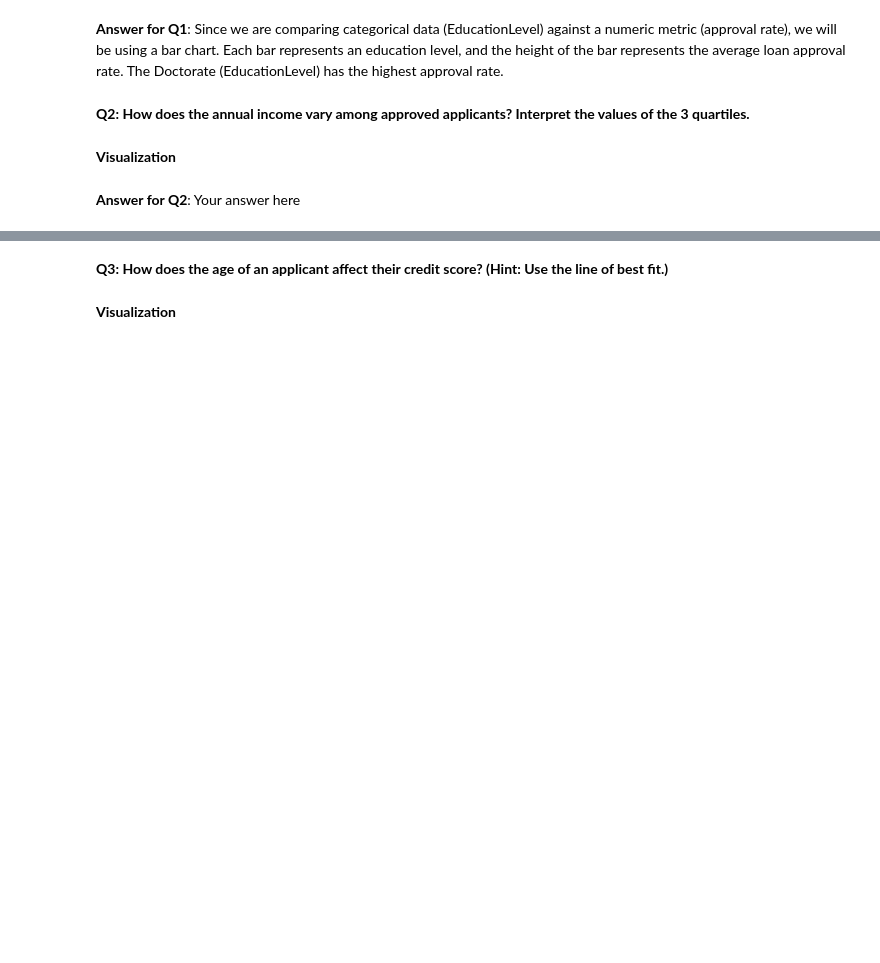
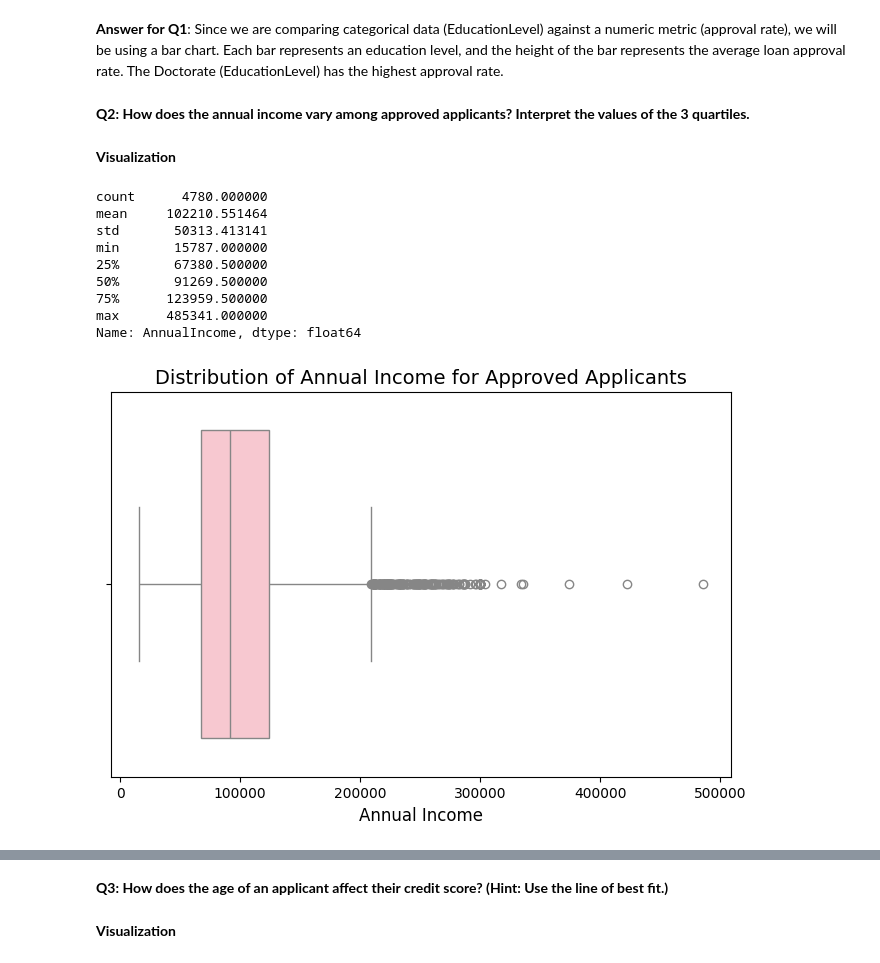
Before and after one commit to faridaikram/W2025, a Jupyter notebook: Classification_Mini_Project.ipynb, the cells around one changed output, grey strips where cells are left out. Saved outputs shown, nothing was run; the diff lists cells and outputs as text; code cells hidden in the pictures; blank space fills up the shorter version.

```diff
--- a/Classification_Mini_Project.ipynb
+++ b/Classification_Mini_Project.ipynb
@@ -127,9 +144,6 @@ dtype: object
 # %%
 # Standardize LoanApproved to 'Yes'/'No'
 df["LoanApproved"] = df["LoanApproved"].str.strip().str.lower().replace({"yes": "Yes", "no": "No"})
-
-# Replace 'Vehicle' with NaN since it's invalid
-df["LoanPurpose"] = df["LoanPurpose"].replace("Vehicle", pd.NA)
 
 # Replace '?' with NaN in all columns (extra measures)
 df.replace("?", pd.NA, inplace=True)
@@ -144,14 +158,24 @@ df["LoanDuration"] = pd.to_numeric(df["LoanDuration"], errors="coerce")
 
 # Standardize EducationLevel spelling inconsistency to match dataset description
 df["EducationLevel"] = df["EducationLevel"].replace("High School", "Highschool")
+
+# Clean money columns: remove $ and commas, convert to numeric (safe to rerun)
+money_columns = ["AnnualIncome", "LoanAmount", "MonthlyLoanPayment", "MonthlyIncome"]
+for col in money_columns:
+    df[col] = df[col].astype(str).str.replace("$", "", regex=False).str.replace(",", "", regex=False)
+    df[col] = pd.to_numeric(df[col], errors="coerce")
 # %%
 # Missing Value Imputation for EmploymentStatus using the most frequent category
 most_common_emp = df["EmploymentStatus"].mode()[0]  # Find the most common employment status
 df["EmploymentStatus"] = df["EmploymentStatus"].fillna(most_common_emp)  # Fill NaN with mode
 
-# Missing Value Imputation for LoanPurpose (after removing 'Vehicle') using mode
-most_common_purpose = df["LoanPurpose"].mode()[0]  # Most frequent loan purpose
-df["LoanPurpose"] = df["LoanPurpose"].fillna(most_common_purpose)  # Fill NaN with mode
+# Impute MonthlyIncome using AnnualIncome
+df["MonthlyIncome"] = df["MonthlyIncome"].fillna(df["AnnualIncome"] / 12)
+
+# Impute MonthlyLoanPayment using LoanAmount / LoanDuration
+df["MonthlyLoanPayment"] = df["MonthlyLoanPayment"].fillna(
+    df["LoanAmount"] / df["LoanDuration"]
+)
 # %%
 #Displaying unique values after cleaning to make sure that everything matches dataset descriptiom
 print("\nUnique values after cleaning:")
@@ -215,5 +271,36 @@ Passing `palette` without assigning `hue` is deprecated and will be removed in v
 **Q2: How does the annual income vary among approved applicants? Interpret the values of the 3 quartiles.**
 # %% [markdown]
 **Visualization**
-# %% [markdown]
-**Answer for Q2**: Your answer here
+# %%
+import seaborn as sns
+import matplotlib.pyplot as plt
+
+# Filter approved applicants
+approved_df = df[df['LoanApproved'] == "Yes"]
+
+# Compute summary statistics (including quartiles)
+income_summary = approved_df['AnnualIncome'].describe(percentiles=[0.25, 0.5, 0.75])
+print(income_summary)
+
+# Extract quartiles for interpretation
+Q1 = income_summary['25%']
+median = income_summary['50%']
+Q3 = income_summary['75%']
+
+# 3Visualize distribution with boxplot
+plt.figure(figsize=(8,5))
+sns.boxplot(x=approved_df['AnnualIncome'], color='pink')
+plt.title("Distribution of Annual Income for Approved Applicants", fontsize=14)
+plt.xlabel("Annual Income", fontsize=12)
+plt.show()
+# %% [output]
+count      4780.000000
+mean     102210.551464
+std       50313.413141
+min       15787.000000
+25%       67380.500000
+50%       91269.500000
+75%      123959.500000
+max      485341.000000
+Name: AnnualIncome, dtype: float64
+[figure, added]
```
Also changed, not shown: parts of 7 cells of this notebook.
